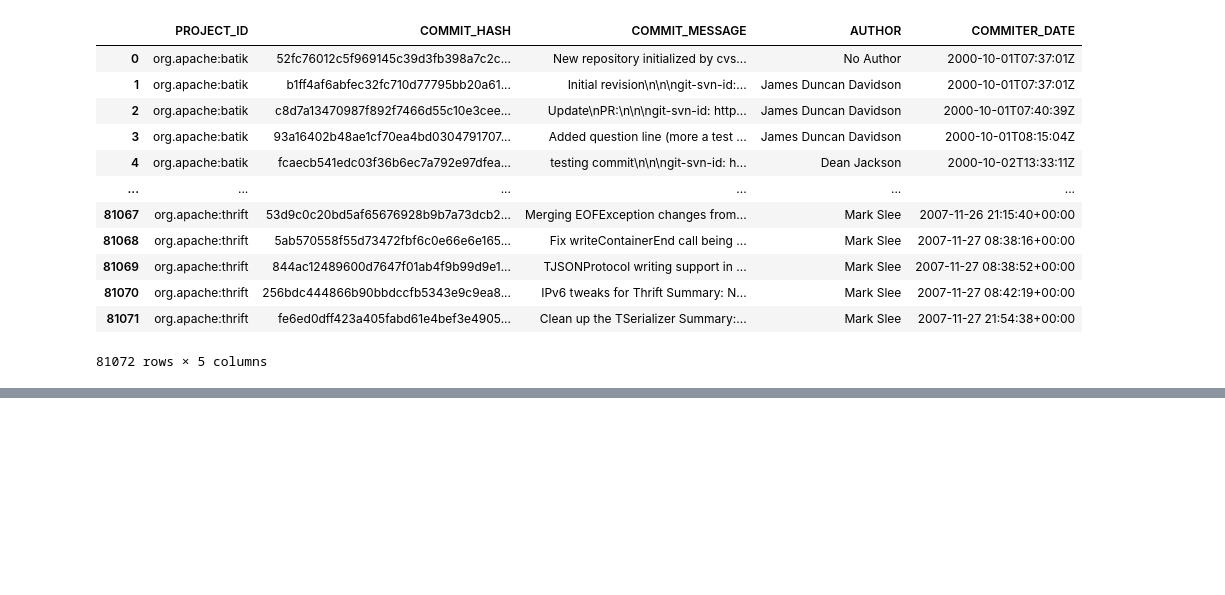
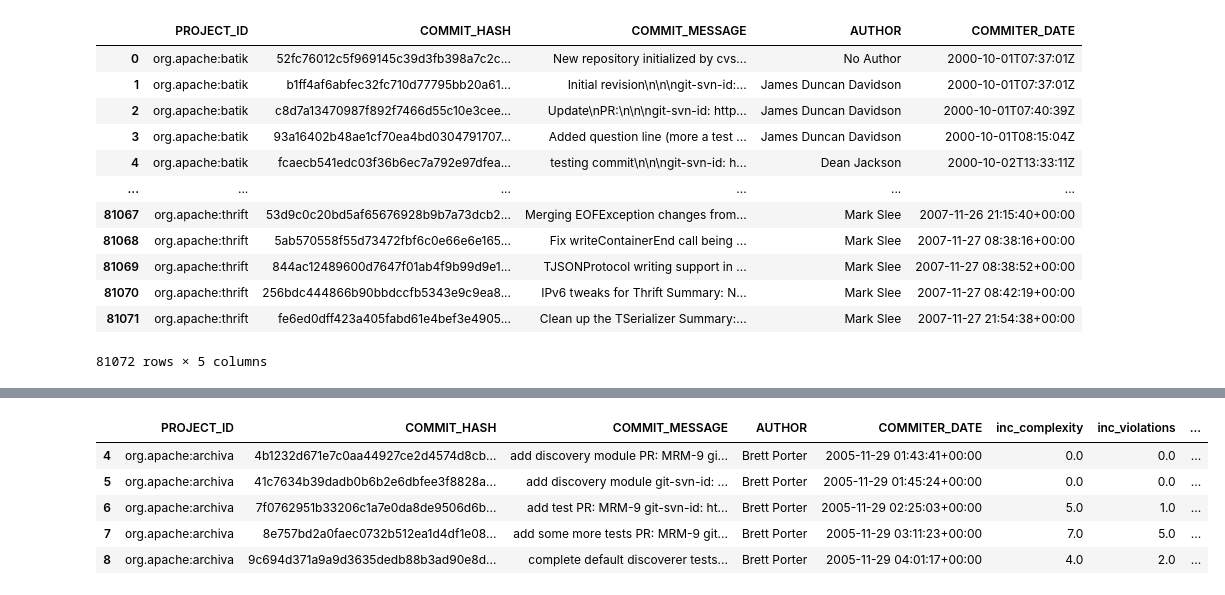
Before and after one commit to megaelius/EPAA, a Jupyter notebook: notebooks/prep.ipynb, the cells around one changed output, grey strips where cells are left out. Cells and saved outputs as stored; diff of their text form; code cells hidden in the pictures; blank space fills up the shorter version.

```diff
--- a/notebooks/prep.ipynb
+++ b/notebooks/prep.ipynb
@@ -93,0 +112,23 @@ print(db_merged.size)
+# %%
+db_merged = db_merged.sort_values(by=["PROJECT_ID","COMMITER_DATE"]).reset_index()
+
+db_merged['inc_complexity'] = float("Nan")
+db_merged['inc_violations'] = float("Nan")
+db_merged['inc_development_cost'] = float("Nan")
+
+db_merged.append
+for i in range(1,db_merged.shape[0]):
+
+    #first we make sure that both entries are from the same project (if not leave with the Nan value in the increment variable)
+    if (db_merged['PROJECT_ID'][i] == db_merged['PROJECT_ID'][i-1]):
+
+        for inc_variable in [["complexity",'inc_complexity'],["violations", "inc_violations"],["development_cost", "inc_development_cost"]]:
+            variable_act = db_merged[inc_variable[0]][i] #value for the variable in the row i
+            variable_past =  db_merged[inc_variable[0]][i-1] #value for the variable in the row before i
+
+            if pd.notna(variable_act) and pd.notna(variable_past): #both entries available
+                db_merged[inc_variable[1]][i] = variable_act - variable_past
+            else:
+                break
+
+db_increases = db_merged[db_merged['inc_complexity'].notna() and db_merged['inc_violations'].notna() and db_merged['inc_development_cost'].notna()]
@@ -93,0 +140,12 @@ print(db_merged.size)
+# %%
+clean_db_merged = db_merged.dropna() #we delete al the NAs in the table
+
+final_db = clean_db_merged[["PROJECT_ID", "COMMIT_HASH", "COMMIT_MESSAGE", "AUTHOR", "COMMITER_DATE", "inc_complexity", "inc_violations", "inc_development_cost"]]
+final_db.head()
+# %% [output]
+|  | PROJECT_ID | COMMIT_HASH | COMMIT_MESSAGE | AUTHOR | COMMITER_DATE | inc_complexity | inc_violations | ... |
+| 4 | org.apache:archiva | 4b1232d671e7c0aa44927ce2d4574d8cb... | add discovery module PR: MRM-9 gi... | Brett Porter | 2005-11-29 01:43:41+00:00 | 0.0 | 0.0 | ... |
+| 5 | org.apache:archiva | 41c7634b39dadb0b6b2e6dbfee3f8828a... | add discovery module git-svn-id: ... | Brett Porter | 2005-11-29 01:45:24+00:00 | 0.0 | 0.0 | ... |
+| 6 | org.apache:archiva | 7f0762951b33206c1a7e0da8de9506d6b... | add test PR: MRM-9 git-svn-id: ht... | Brett Porter | 2005-11-29 02:25:03+00:00 | 5.0 | 1.0 | ... |
+| 7 | org.apache:archiva | 8e757bd2a0faec0732b512ea1d4df1e08... | add some more tests PR: MRM-9 git... | Brett Porter | 2005-11-29 03:11:23+00:00 | 7.0 | 5.0 | ... |
+| 8 | org.apache:archiva | 9c694d371a9a9d3635dedb88b3ad90e8d... | complete default discoverer tests... | Brett Porter | 2005-11-29 04:01:17+00:00 | 4.0 | 2.0 | ... |
```
Also changed, not shown: parts of 7 cells of this notebook.
